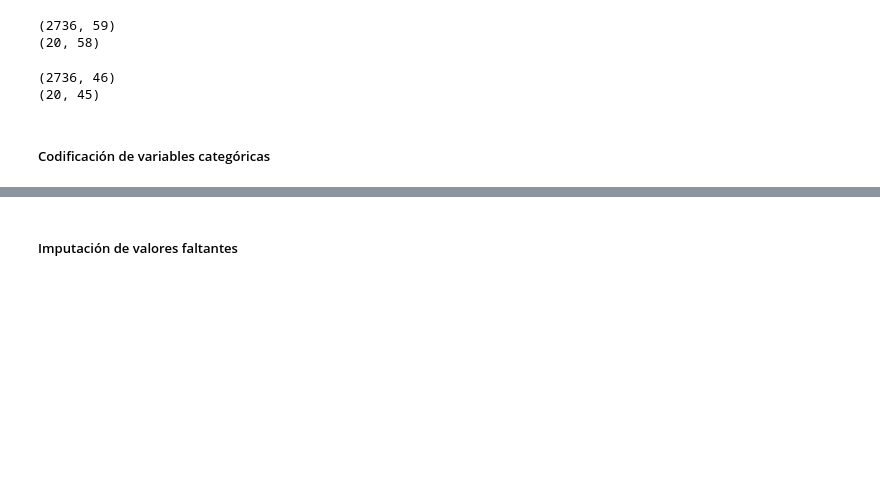
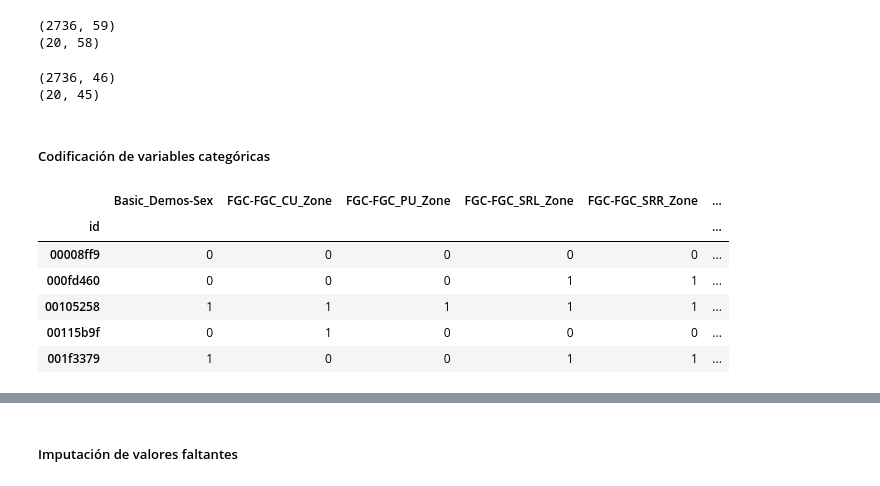
Before and after one commit to amadorssa/ChildInternetUseAnalysis, a Jupyter notebook: ChildInternetUseAnalysis.ipynb, the cells around one changed output, grey strips where cells are left out. Drawn from its saved outputs; the diff is of its cells as text; code cells hidden in the pictures; blank space fills up the shorter version.

```diff
--- a/ChildInternetUseAnalysis.ipynb
+++ b/ChildInternetUseAnalysis.ipynb
@@ -244,20 +244,28 @@ categorical_df = categorical_df[~categorical_df['Field'].isin(missing_values_df[
 # %%
 from sklearn.preprocessing import LabelEncoder
 # %%
-# # Inicializar el codificador
-# label_encoder = LabelEncoder()
+# Inicializar el codificador
+label_encoder = LabelEncoder()
 
-# # Variables binarias
-# binary_columns = ['Basic_Demos-Sex', 'FGC-FGC_CU_Zone', 'FGC-FGC_PU_Zone', 'FGC-FGC_SRL_Zone', 'FGC-FGC_SRR_Zone', 'FGC-FGC_TL_Zone']
+# Variables binarias
+binary_columns = ['Basic_Demos-Sex', 'FGC-FGC_CU_Zone', 'FGC-FGC_PU_Zone', 'FGC-FGC_SRL_Zone', 'FGC-FGC_SRR_Zone', 'FGC-FGC_TL_Zone']
 
-# # Aplicar Label Encoding
-# for col in binary_columns:
-#     if col in train_df.columns:
-#         train_df[col] = label_encoder.fit_transform(train_df[col])
-# for col in binary_columns:
-#     if col in test_df.columns:
-#         test_df[col] = label_encoder.transform(test_df[col])
+# Aplicar Label Encoding
+for col in binary_columns:
+    if col in train_df.columns:
+        train_df[col] = label_encoder.fit_transform(train_df[col])
+for col in binary_columns:
+    if col in test_df.columns:
+        test_df[col] = label_encoder.transform(test_df[col])
 
-# # Verificar las primeras filas
-# display(train_df[binary_columns].head())
+# Verificar las primeras filas
+display(train_df[binary_columns].head())
+# %% [output]
+|  | Basic_Demos-Sex | FGC-FGC_CU_Zone | FGC-FGC_PU_Zone | FGC-FGC_SRL_Zone | FGC-FGC_SRR_Zone | ... |
+| id |  |  |  |  |  | ... |
+| 00008ff9 | 0 | 0 | 0 | 0 | 0 | ... |
+| 000fd460 | 0 | 0 | 0 | 1 | 1 | ... |
+| 00105258 | 1 | 1 | 1 | 1 | 1 | ... |
+| 00115b9f | 0 | 1 | 0 | 0 | 0 | ... |
+| 001f3379 | 1 | 0 | 0 | 1 | 1 | ... |
 # %%
```
Also changed, not shown: parts of 10 cells of this notebook, 4 other files.
